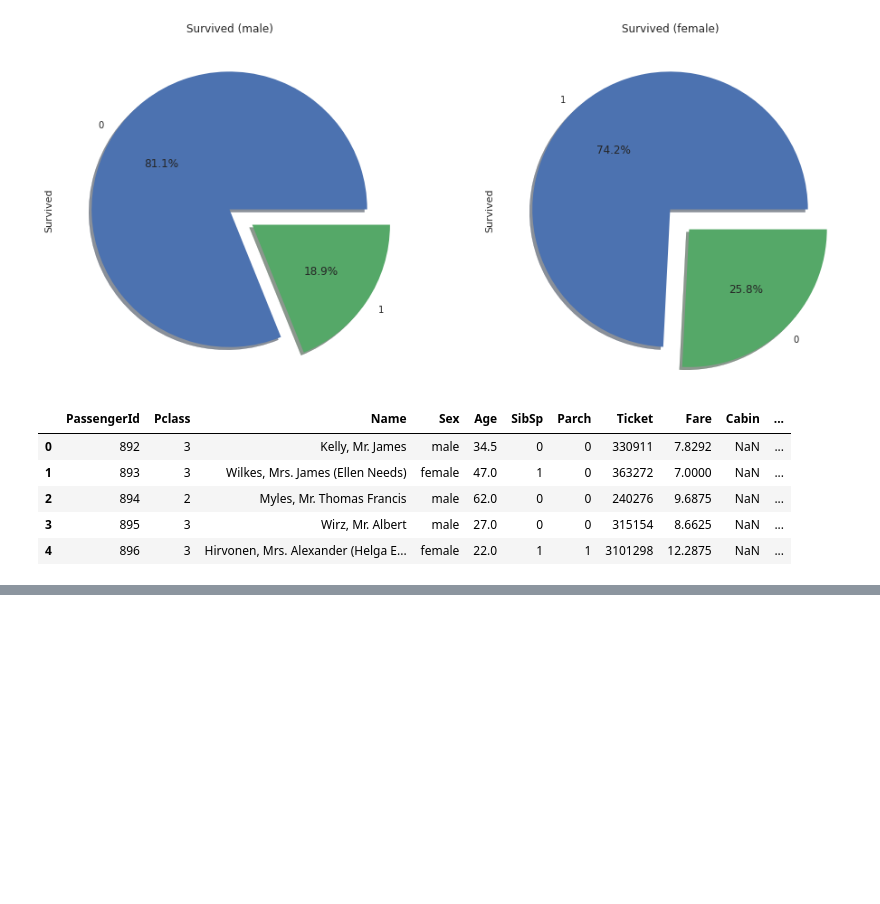
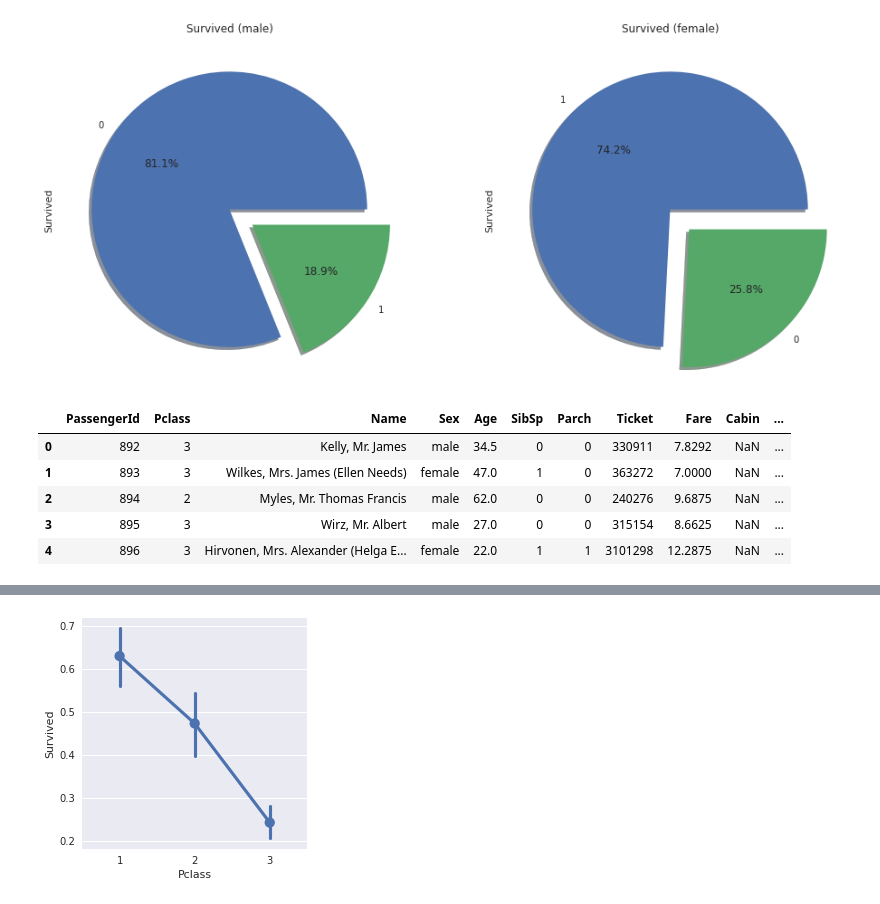
Before and after one commit to acharyasabin/Titanic, a Jupyter notebook: titanic.ipynb, the cells around one changed output, grey strips where cells are left out. Saved outputs shown, nothing was run; the diff lists cells and outputs as text; code cells hidden in the pictures; blank space fills up the shorter version.

```diff
--- a/titanic.ipynb
+++ b/titanic.ipynb
@@ -173,0 +235,4 @@ test_df.head()
+# %%
+sns.factorplot('Pclass','Survived', kind='point', data=train_df);
+# %% [output]
+[figure, added]
```
Also changed, not shown: parts of 9 cells of this notebook.
